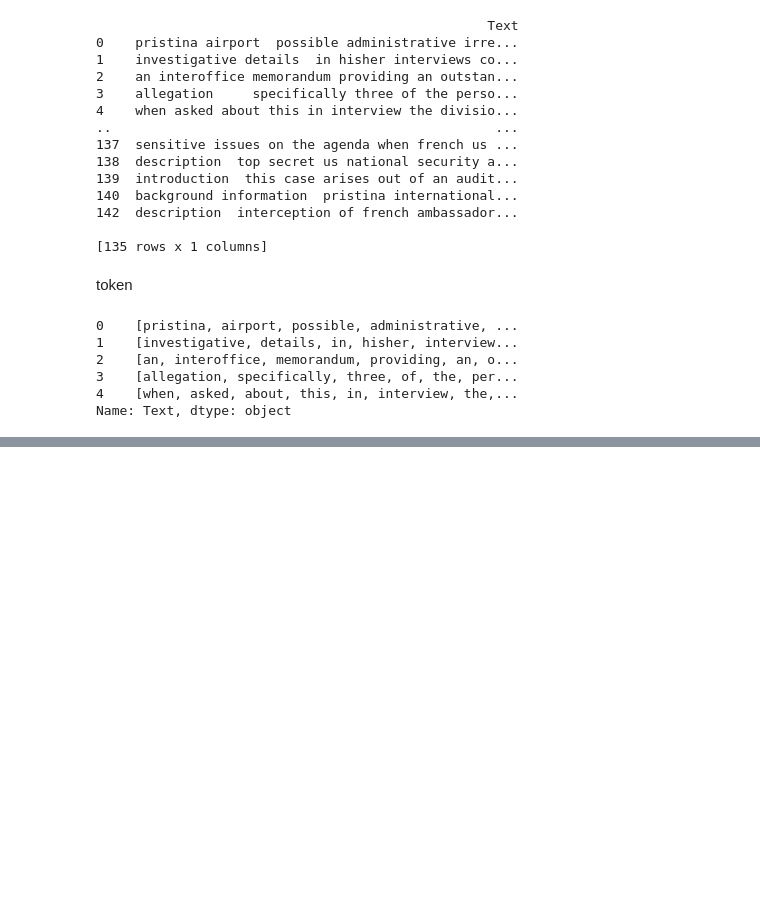
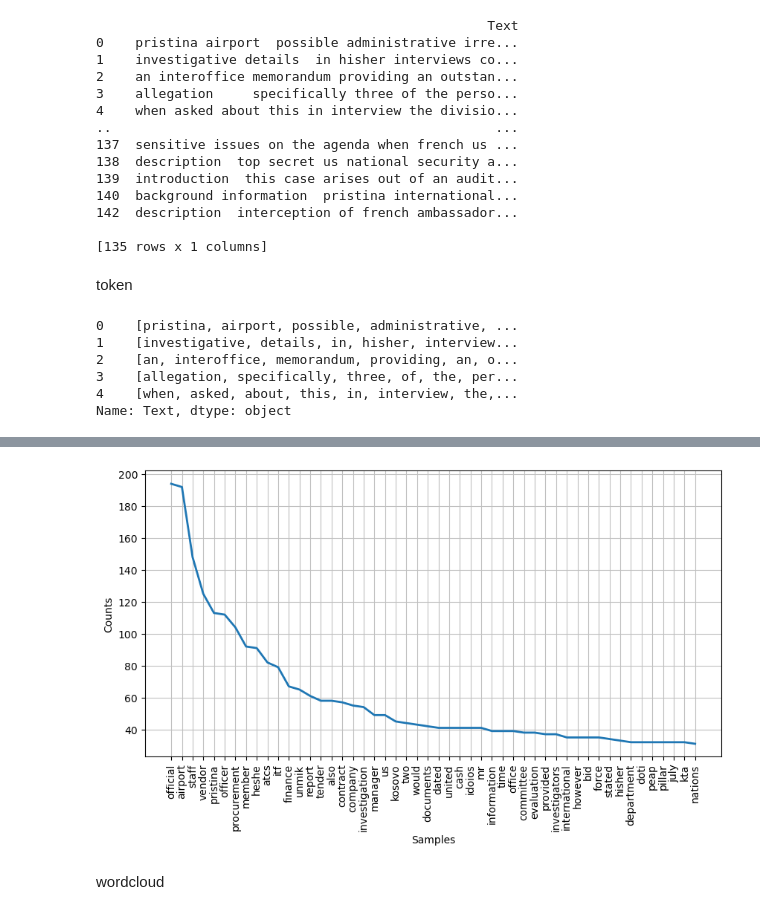
Before and after one commit to JessicaHoi/DataHackathon, a Jupyter notebook: data_cleaning.ipynb, the cells around one changed output, grey strips where cells are left out. Saved outputs shown, nothing was run; the diff lists cells and outputs as text; code cells hidden in the pictures; blank space fills up the shorter version.

Commit message:
wordcloud

```diff
--- a/data_cleaning.ipynb
+++ b/data_cleaning.ipynb
@@ -258,0 +274,16 @@ Name: Text, dtype: object
+# %%
+def flat(lis):
+    flatList = []
+    # Iterate with outer list
+    for element in lis:
+        if type(element) is list:
+            # Check if type is list than iterate through the sublist
+            for item in element:
+                flatList.append(item)
+        else:
+            flatList.append(element)
+    return flatList
+
+
+
+single_listdf=flat(tokenizedf)
@@ -258,0 +303,11 @@ Name: Text, dtype: object
+# %%
+from nltk.corpus import stopwords
+stop_words=set(stopwords.words("english"))
+# %%
+filtered_sent=[]
+for w in single_listdf:
+    w = w.lower()
+    if w not in stop_words:
+        filtered_sent.append(w)
+print("Tokenized Sentence:",tokenizedf)
+print("Filterd Sentence:",filtered_sent)
@@ -258,0 +362,14 @@ Name: Text, dtype: object
+# %%
+
+def plot_frequency(freq):
+ plt.figure(figsize=(10,5))
+ freq.plot(50, cumulative=False)
+ plt.show()
+
+import matplotlib.pyplot as plt
+all_words_clean_frequency = FreqDist(filtered_sent)
+plot_frequency(all_words_clean_frequency)
+# %% [output]
+[figure, added]
+# %% [markdown]
+wordcloud
```
Also changed, not shown: parts of 12 cells of this notebook.
